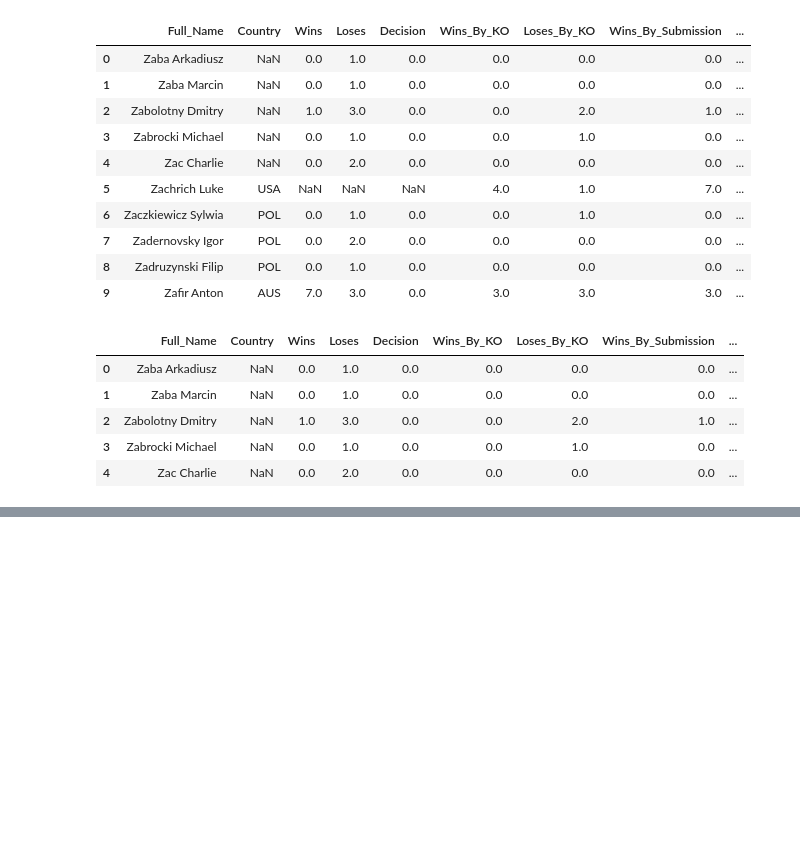
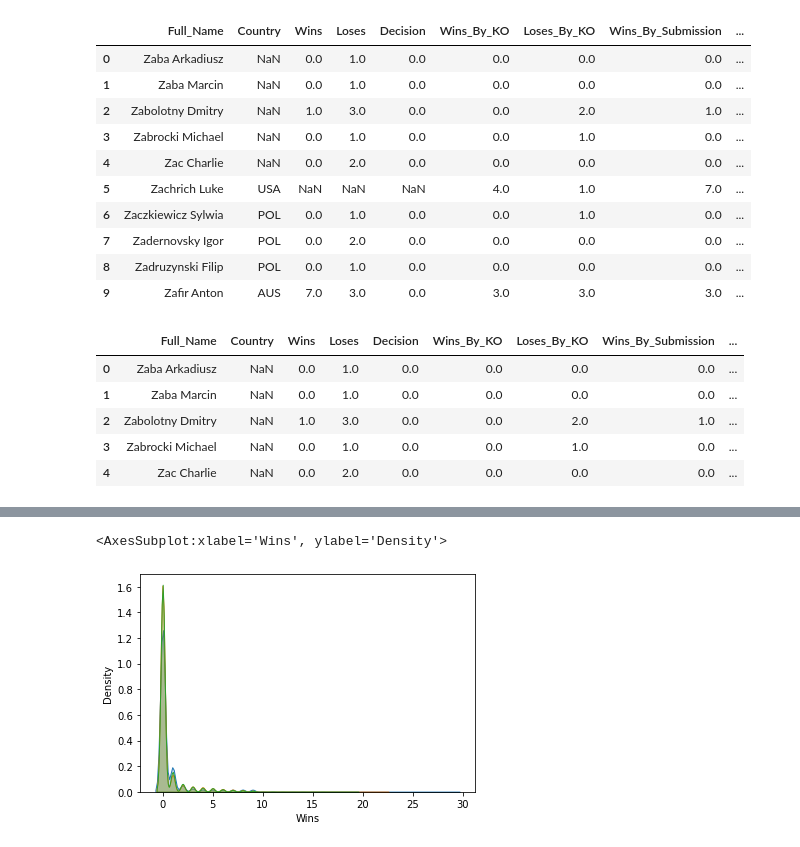
Before and after one commit to omriglevi/DataScience-Final, a Jupyter notebook: Data Science Final Project.ipynb, the cells around one changed output, grey strips where cells are left out. Cells and saved outputs as stored; diff of their text form; code cells hidden in the pictures; blank space fills up the shorter version.

```diff
--- a/Data Science Final Project.ipynb
+++ b/Data Science Final Project.ipynb
@@ -299,0 +314,26 @@ df
+# %%
+def reverse_word(sentence):
+    words=sentence.split()
+    reversed_sentence=' '.join(reversed(words))
+    return reversed_sentence
+# %%
+
+def checkNameAndChangeChampionVal(df , list_of_champions):
+    # for each row  -> if name in list_of_champions ->isChamp= 1
+    # df = df.reset_index()
+    champ_set=set(list_of_champions)
+    print("Started :",len(champ_set))
+
+    df_cpy=df.copy()
+    for index,row in df_cpy.iterrows():
+        # print(row["Full_Name"].strip())
+        if (row["Full_Name"].strip() in champ_set)  :
+            row['Champion']  =1
+            champ_set.remove(row["Full_Name"].strip())
+        elif (reverse_word(row['Full_Name']) in champ_set ) :
+            row['Champion']  = 1
+            champ_set.remove(reverse_word(row["Full_Name"].strip()))
+    print(len(champ_set))
+    print(champ_set)
+
+    return df_cpy
@@ -299,0 +349,10 @@ df
+# %%
+df=load_csv('./allDataMerged/allData.csv')
+for  row in df["Country"]:
+    row=row.strip()
+for  row in df["Full_Name"]:
+    row=row.strip()
+df=remove_duplicates(df, 'Full_Name')
+df=checkNameAndChangeChampionVal(df,ufc_champs)
+df=checkNameAndChangeChampionVal(df,bellator_champs)
+dataframToCsvFile(df,'ready_for_process_data.csv','./readyForProcess/')
@@ -299,0 +366,8 @@ df
+# %%
+
+sns.kdeplot(df.Wins, shade=True)
+sns.kdeplot(df.Wins_By_KO, shade=True)
+sns.kdeplot(df.Wins_By_Submission, shade=True)
+# %% [output]
+<AxesSubplot:xlabel='Wins', ylabel='Density'>
+[figure, added]
```
Also changed, not shown: parts of 18 cells of this notebook, 35 other files.
